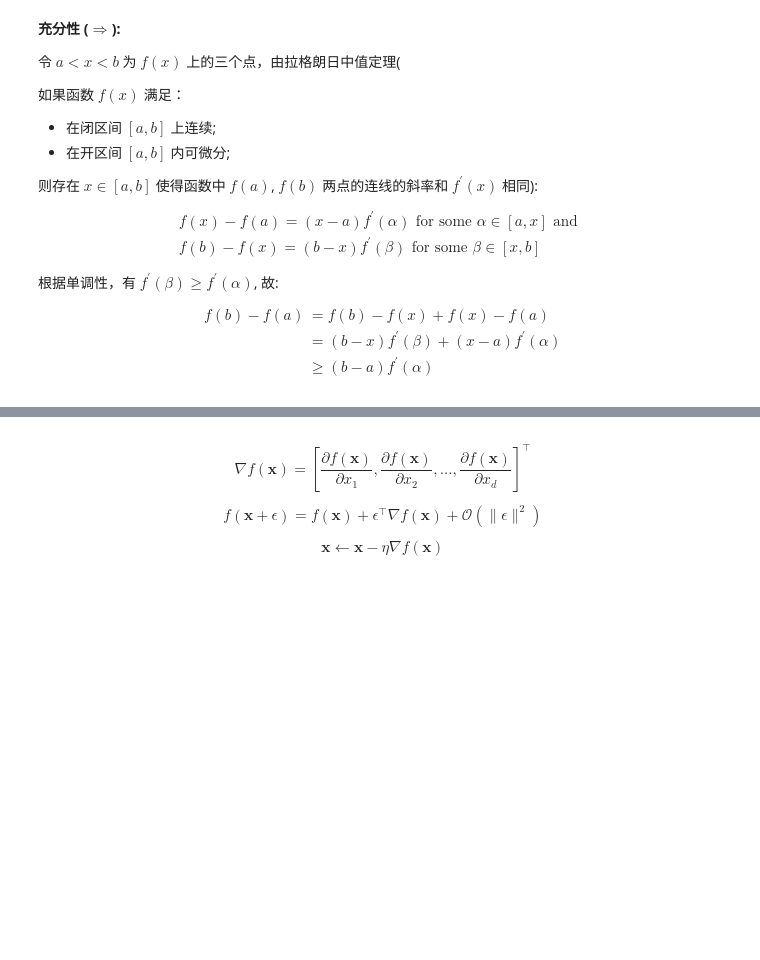
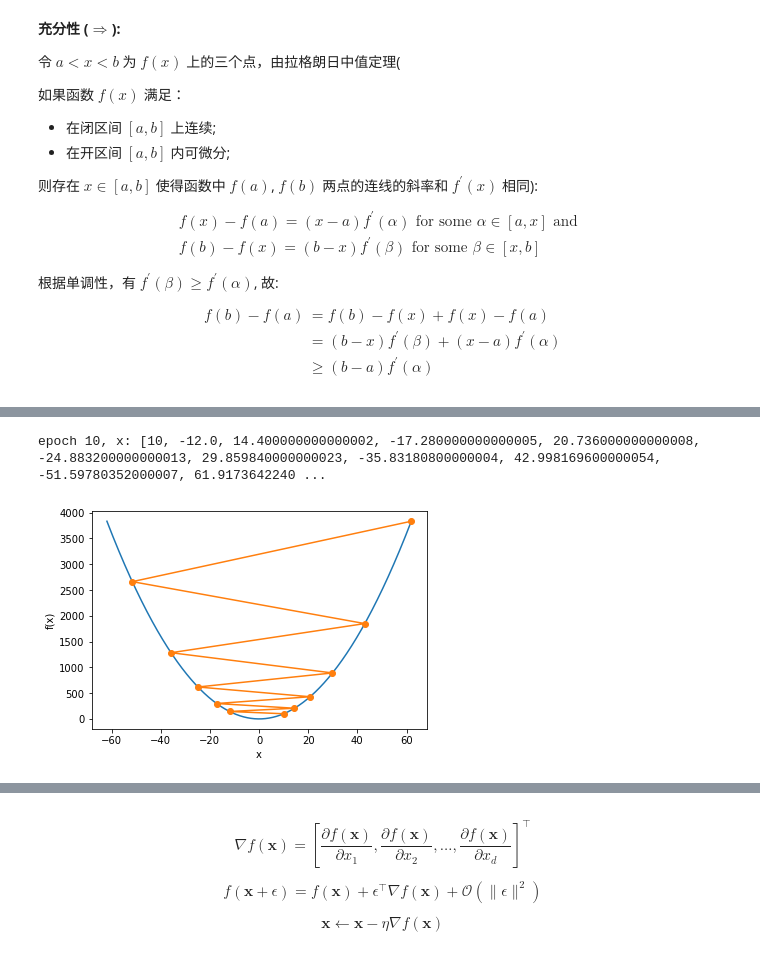
Before and after one commit to shiyutang/DL-Prep, a Jupyter notebook: 03_DL_knowledge/优化.ipynb, the cells around one changed output, grey strips where cells are left out. Cells and saved outputs as stored; diff of their text form; code cells hidden in the pictures; blank space fills up the shorter version.

```diff
--- a/03_DL_knowledge/优化.ipynb
+++ b/03_DL_knowledge/优化.ipynb
@@ -263,3 +306,10 @@ res = gd(0.2)  # learning rate is 0.2
 $$
 f(x) = x\cos cx
 $$
+# %%
+res = gd(1.1)  # learning rate is 1.1
+
+show_trace(res, f)  # 当我们设置学习率为 1.1 时，我们发现迭代的函数值发散了
+# %% [output]
+epoch 10, x: [10, -12.0, 14.400000000000002, -17.280000000000005, 20.736000000000008, -24.883200000000013, 29.859840000000023, -35.83180800000004, 42.998169600000054, -51.59780352000007, 61.9173642240 ...
+[figure, added]
```
Also changed, not shown: parts of 42 cells of this notebook.
